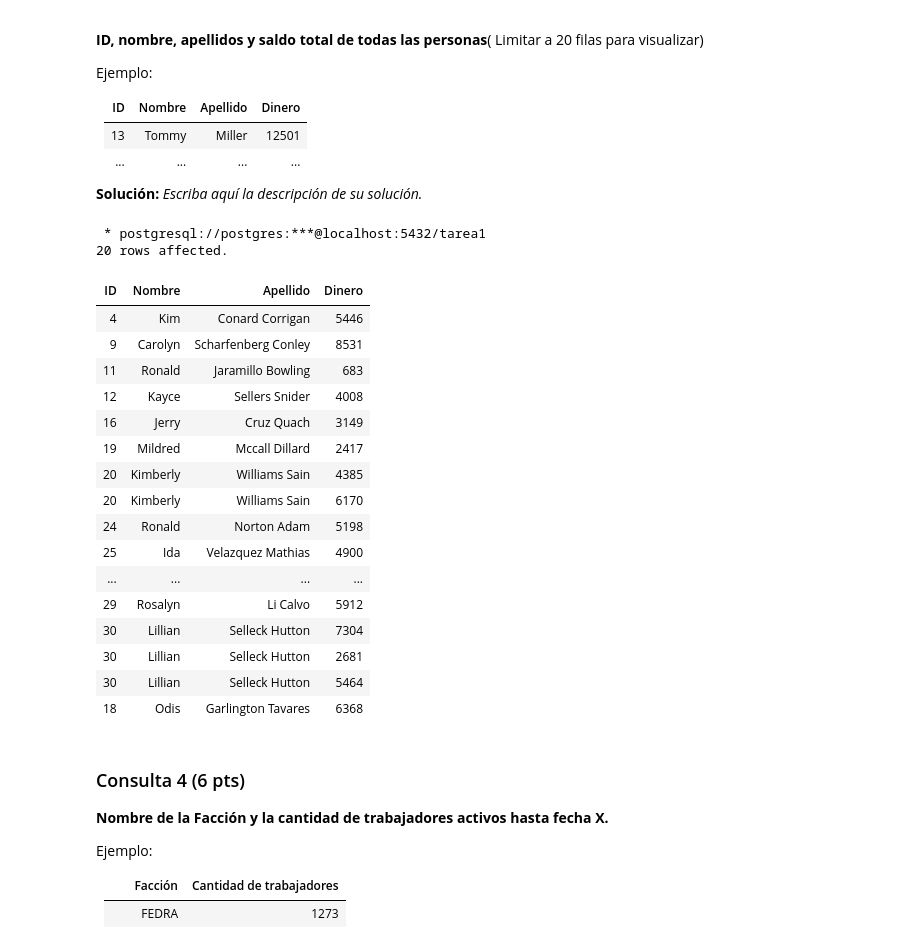
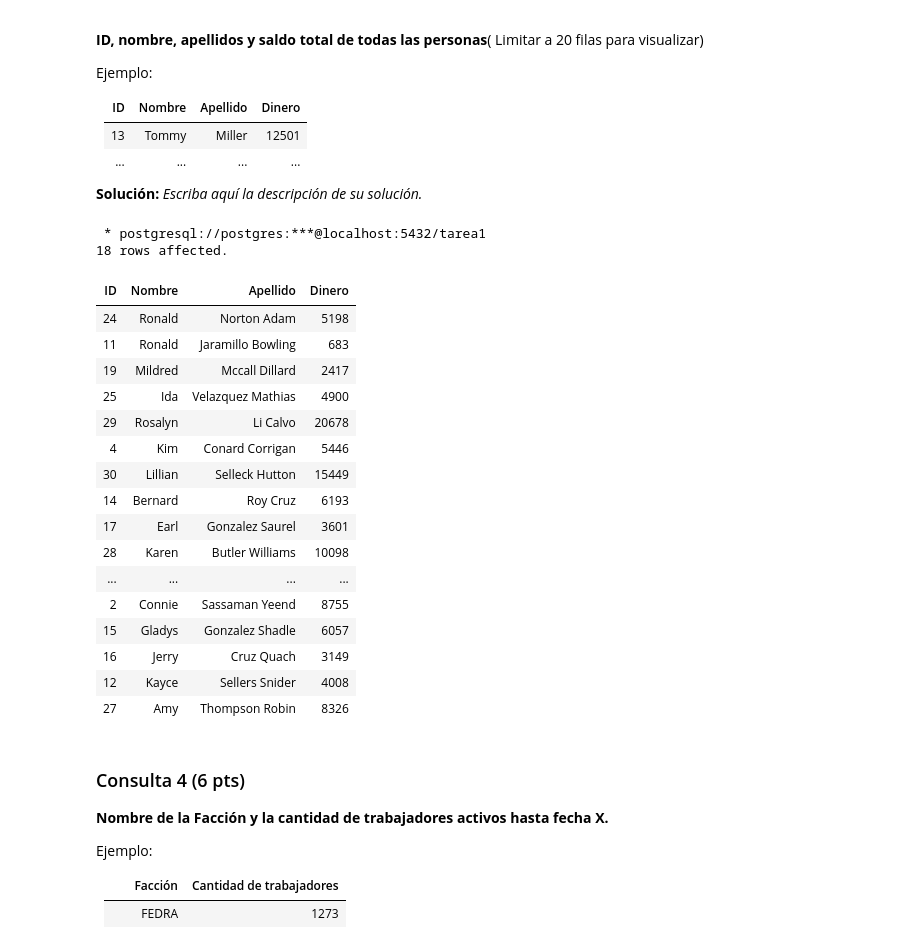
Before and after one commit to evwng/INF239_Tareas, a Jupyter notebook: Tarea-1-Grupo23/Tarea1_Grupo23.ipynb, the cells around one changed output. Saved outputs shown, nothing was run; the diff lists cells and outputs as text; code cells hidden in the pictures.

```diff
--- a/Tarea-1-Grupo23/Tarea1_Grupo23.ipynb
+++ b/Tarea-1-Grupo23/Tarea1_Grupo23.ipynb
@@ -421,35 +421,36 @@ Ejemplo:
 # %%
 %%sql
 SELECT
-    personas.id "ID", personas.nombre "Nombre", personas.apellidos "Apellido", cuentas_bancarias.saldo "Dinero"
+    personas.id "ID", personas.nombre "Nombre", personas.apellidos "Apellido", SUM(cuentas_bancarias.saldo) "Dinero"
 FROM
     personas
     INNER JOIN cuentas_bancarias
 ON
     personas.id = cuentas_bancarias.id_persona
+GROUP BY
+    personas.id
 LIMIT
     20;
-#Algunas personas tienen varias cuentas bancarias, por lo que habria que sumar sus saldos?
 # %% [output]
  * postgresql://postgres:***@localhost:5432/tarea1
-20 rows affected.
+18 rows affected.
 | ID | Nombre | Apellido | Dinero |
+| 24 | Ronald | Norton Adam | 5198 |
+| 11 | Ronald | Jaramillo Bowling | 683 |
+| 19 | Mildred | Mccall Dillard | 2417 |
+| 25 | Ida | Velazquez Mathias | 4900 |
+| 29 | Rosalyn | Li Calvo | 20678 |
 | 4 | Kim | Conard Corrigan | 5446 |
-| 9 | Carolyn | Scharfenberg Conley | 8531 |
-| 11 | Ronald | Jaramillo Bowling | 683 |
+| 30 | Lillian | Selleck Hutton | 15449 |
+| 14 | Bernard | Roy Cruz | 6193 |
+| 17 | Earl | Gonzalez Saurel | 3601 |
+| 28 | Karen | Butler Williams | 10098 |
+| ... | ... | ... | ... |
+| 2 | Connie | Sassaman Yeend | 8755 |
+| 15 | Gladys | Gonzalez Shadle | 6057 |
+| 16 | Jerry | Cruz Quach | 3149 |
 | 12 | Kayce | Sellers Snider | 4008 |
-| 16 | Jerry | Cruz Quach | 3149 |
-| 19 | Mildred | Mccall Dillard | 2417 |
-| 20 | Kimberly | Williams Sain | 4385 |
-| 20 | Kimberly | Williams Sain | 6170 |
-| 24 | Ronald | Norton Adam | 5198 |
-| 25 | Ida | Velazquez Mathias | 4900 |
-| ... | ... | ... | ... |
-| 29 | Rosalyn | Li Calvo | 5912 |
-| 30 | Lillian | Selleck Hutton | 7304 |
-| 30 | Lillian | Selleck Hutton | 2681 |
-| 30 | Lillian | Selleck Hutton | 5464 |
-| 18 | Odis | Garlington Tavares | 6368 |
+| 27 | Amy | Thompson Robin | 8326 |
 # %% [markdown]
 ### Consulta 4 (6 pts)
 **Nombre de la Facción y la cantidad de trabajadores activos hasta fecha X.**
```
Also changed, not shown: parts of 1 cell of this notebook.
